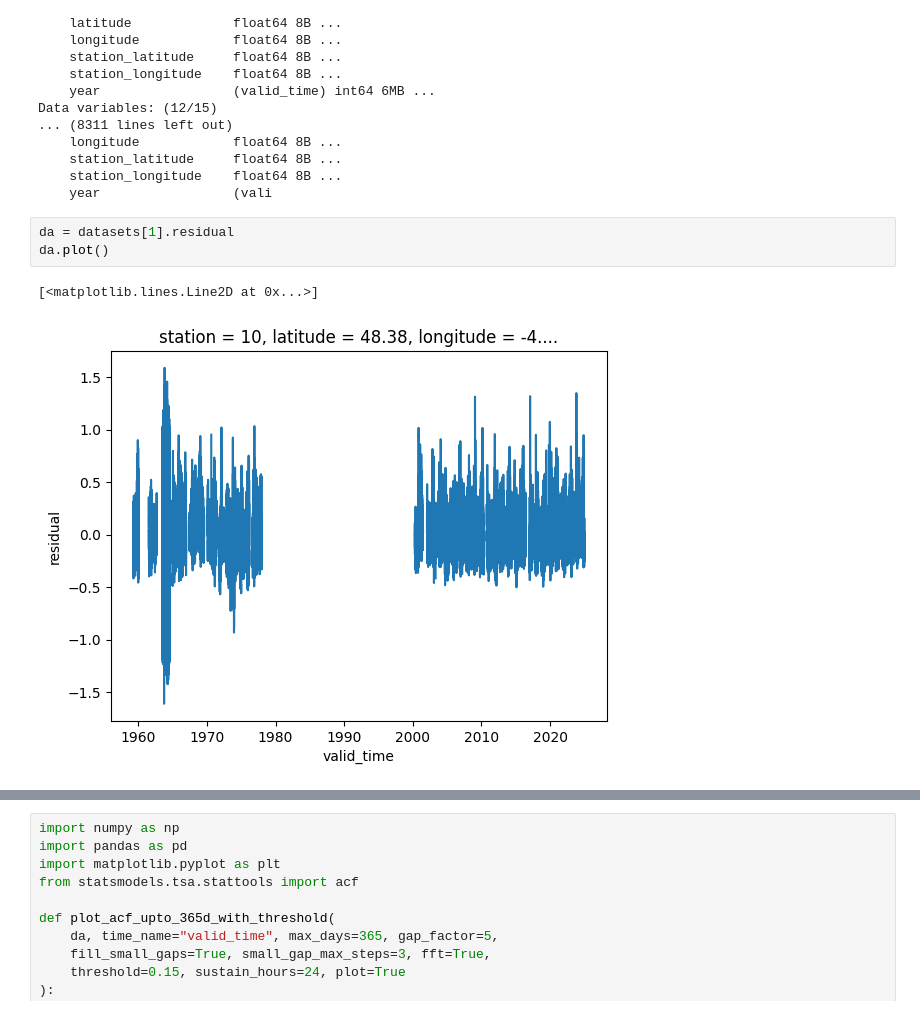
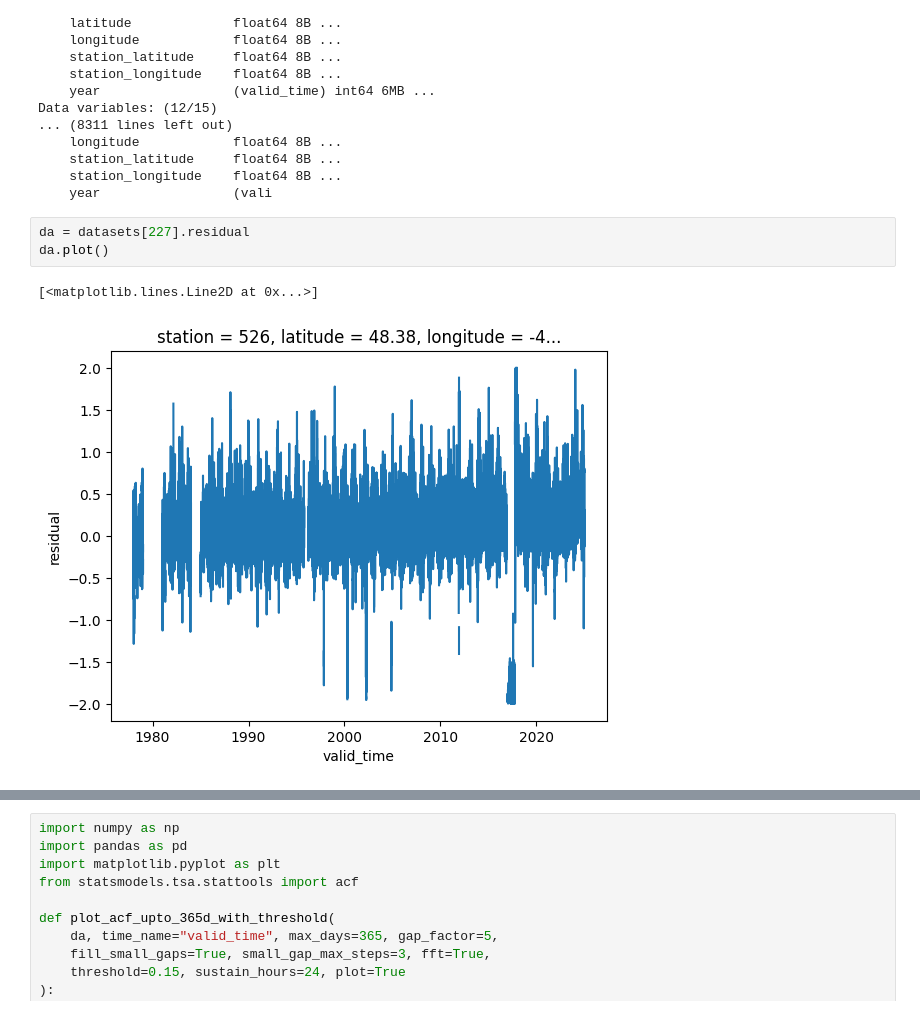
Before and after one commit to lisanneblok/ESL, a Jupyter notebook: notebooks/4_independce/autocorrelation_basin.ipynb, the cells around one changed output, grey strips where cells are left out. Cells and saved outputs as stored; diff of their text form.

```diff
--- a/notebooks/4_independce/autocorrelation_basin.ipynb
+++ b/notebooks/4_independce/autocorrelation_basin.ipynb
@@ -45,11 +45,11 @@ Data variables: (12/15)
     station_longitude    float64 8B ...
     year                 (vali
 # %%
-da = datasets[1].residual
+da = datasets[227].residual
 da.plot()
 # %% [output]
 [<matplotlib.lines.Line2D at 0x...>]
-[figure, old version]
+[figure, new version]
 # %%
 import numpy as np
 import pandas as pd
```
Also changed, not shown: parts of 6 cells of this notebook, 42 other files.
